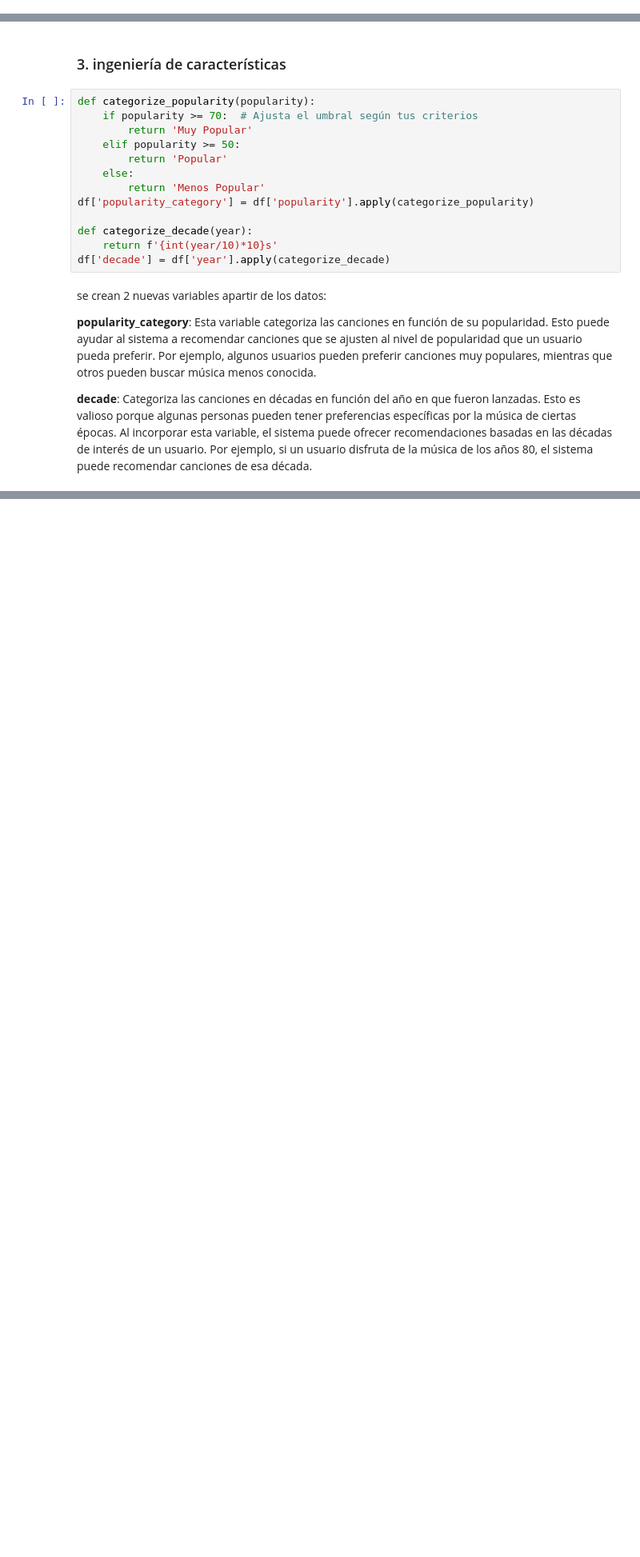
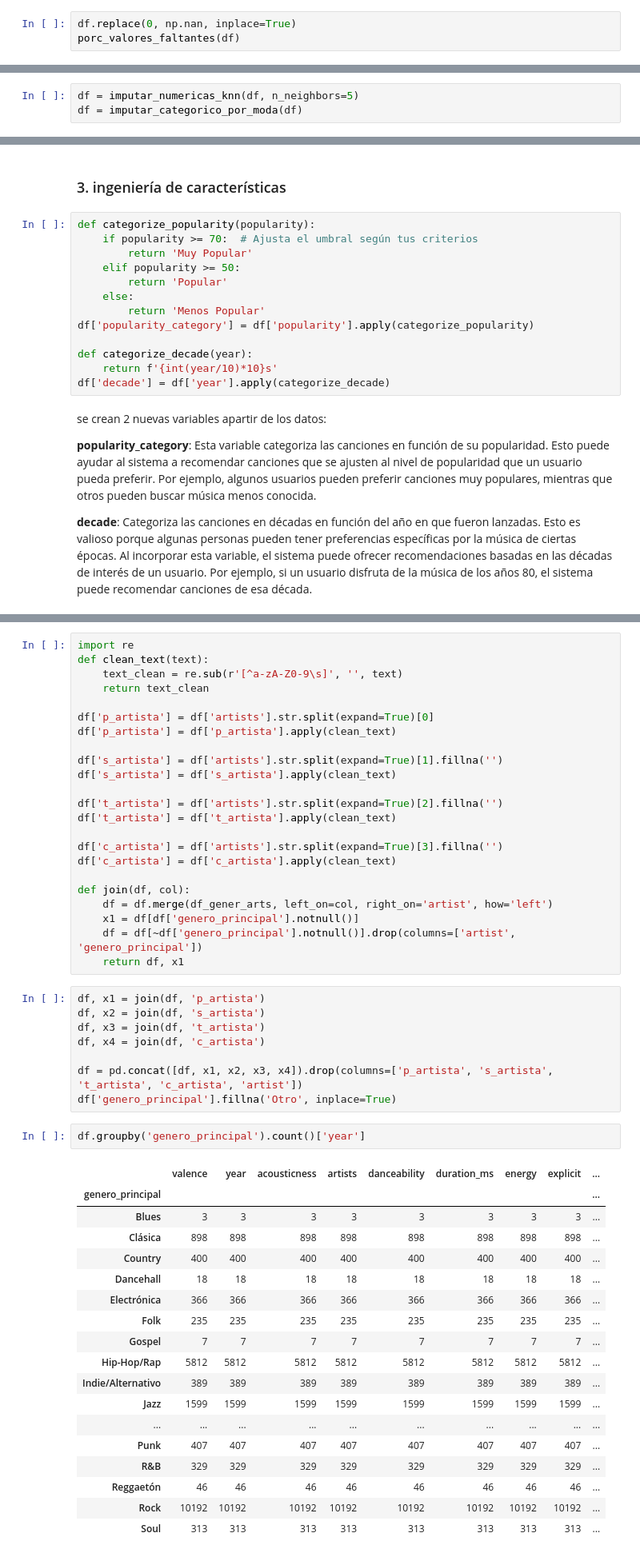
Before and after one commit to SantiagoPachon77/APP-Modelo-recomendacion-para-Spotify, a Jupyter notebook: scripts/Música a la Carta.ipynb, the cells around one changed output, grey strips where cells are left out. Shown at 80% size. Saved outputs shown, nothing was run; the diff lists cells and outputs as text; blank space fills up the shorter version.

```diff
--- a/scripts/Música a la Carta.ipynb
+++ b/scripts/Música a la Carta.ipynb
@@ -117,0 +155,3 @@ Se encuentra que el dataset no tiene valores nulos pero si valores faltantes con
+# %%
+df.replace(0, np.nan, inplace=True)
+porc_valores_faltantes(df)
@@ -117,0 +176,3 @@ Se encuentra que el dataset no tiene valores nulos pero si valores faltantes con
+# %%
+df = imputar_numericas_knn(df, n_neighbors=5)
+df = imputar_categorico_por_moda(df)
@@ -297,0 +513,52 @@ se crean 2 nuevas variables apartir de los datos:
+# %%
+import re
+def clean_text(text):
+    text_clean = re.sub(r'[^a-zA-Z0-9\s]', '', text)
+    return text_clean
+
+df['p_artista'] = df['artists'].str.split(expand=True)[0]
+df['p_artista'] = df['p_artista'].apply(clean_text)
+
+df['s_artista'] = df['artists'].str.split(expand=True)[1].fillna('')
+df['s_artista'] = df['s_artista'].apply(clean_text)
+
+df['t_artista'] = df['artists'].str.split(expand=True)[2].fillna('')
+df['t_artista'] = df['t_artista'].apply(clean_text)
+
+df['c_artista'] = df['artists'].str.split(expand=True)[3].fillna('')
+df['c_artista'] = df['c_artista'].apply(clean_text)
+
+def join(df, col):
+    df = df.merge(df_gener_arts, left_on=col, right_on='artist', how='left')
+    x1 = df[df['genero_principal'].notnull()]
+    df = df[~df['genero_principal'].notnull()].drop(columns=['artist', 'genero_principal'])
+    return df, x1
+# %%
+df, x1 = join(df, 'p_artista')
+df, x2 = join(df, 's_artista')
+df, x3 = join(df, 't_artista')
+df, x4 = join(df, 'c_artista')
+
+df = pd.concat([df, x1, x2, x3, x4]).drop(columns=['p_artista', 's_artista', 't_artista', 'c_artista', 'artist'])
+df['genero_principal'].fillna('Otro', inplace=True)
+# %%
+df.groupby('genero_principal').count()['year']
+# %% [output]
+|  | valence | year | acousticness | artists | danceability | duration_ms | energy | explicit | ... |
+| genero_principal |  |  |  |  |  |  |  |  | ... |
+| Blues | 3 | 3 | 3 | 3 | 3 | 3 | 3 | 3 | ... |
+| Clásica | 898 | 898 | 898 | 898 | 898 | 898 | 898 | 898 | ... |
+| Country | 400 | 400 | 400 | 400 | 400 | 400 | 400 | 400 | ... |
+| Dancehall | 18 | 18 | 18 | 18 | 18 | 18 | 18 | 18 | ... |
+| Electrónica | 366 | 366 | 366 | 366 | 366 | 366 | 366 | 366 | ... |
+| Folk | 235 | 235 | 235 | 235 | 235 | 235 | 235 | 235 | ... |
+| Gospel | 7 | 7 | 7 | 7 | 7 | 7 | 7 | 7 | ... |
+| Hip-Hop/Rap | 5812 | 5812 | 5812 | 5812 | 5812 | 5812 | 5812 | 5812 | ... |
+| Indie/Alternativo | 389 | 389 | 389 | 389 | 389 | 389 | 389 | 389 | ... |
+| Jazz | 1599 | 1599 | 1599 | 1599 | 1599 | 1599 | 1599 | 1599 | ... |
+| ... | ... | ... | ... | ... | ... | ... | ... | ... | ... |
+| Punk | 407 | 407 | 407 | 407 | 407 | 407 | 407 | 407 | ... |
+| R&B | 329 | 329 | 329 | 329 | 329 | 329 | 329 | 329 | ... |
+| Reggaetón | 46 | 46 | 46 | 46 | 46 | 46 | 46 | 46 | ... |
+| Rock | 10192 | 10192 | 10192 | 10192 | 10192 | 10192 | 10192 | 10192 | ... |
+| Soul | 313 | 313 | 313 | 313 | 313 | 313 | 313 | 313 | ... |
```
Also changed, not shown: parts of 30 cells of this notebook, 5 other files.
